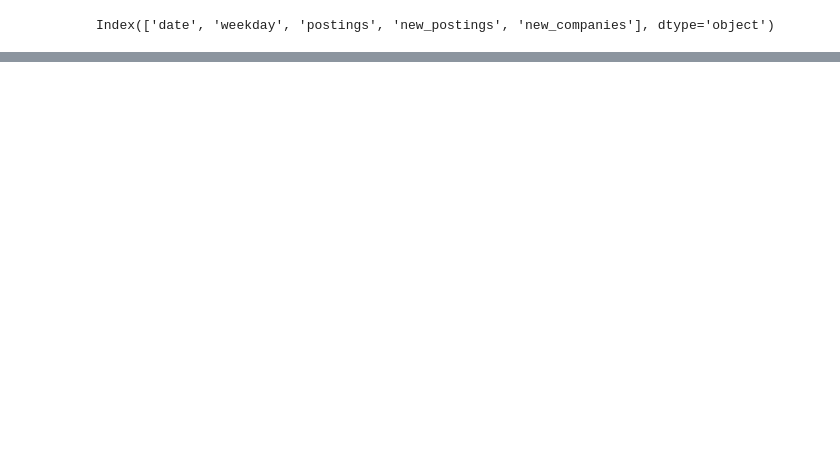
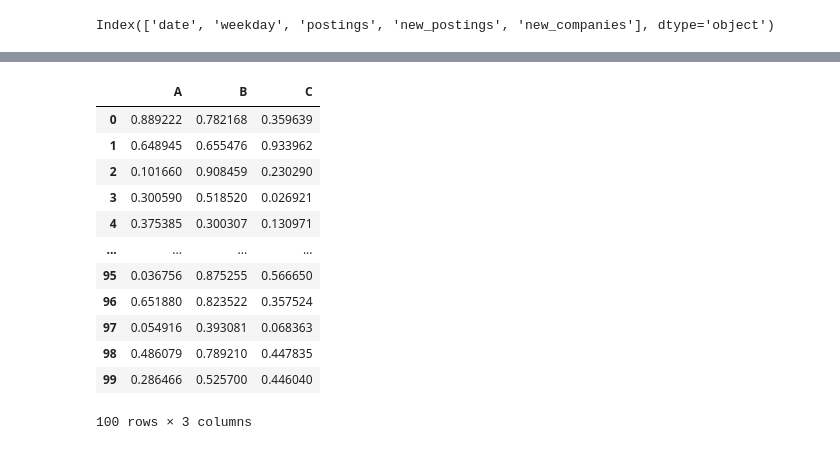
Before and after one commit to MarkAkritov/JobScraper, a Jupyter notebook: notebooks/eda.ipynb, the cells around one changed output, grey strips where cells are left out. Saved outputs shown, nothing was run; the diff lists cells and outputs as text; code cells hidden in the pictures; blank space fills up the shorter version.

```diff
--- a/notebooks/eda.ipynb
+++ b/notebooks/eda.ipynb
@@ -42,0 +68,16 @@ Name: postings, dtype: object
+# %%
+df.get_column_group("First")
+# %% [output]
+|  | A | B | C |
+| 0 | 0.889222 | 0.782168 | 0.359639 |
+| 1 | 0.648945 | 0.655476 | 0.933962 |
+| 2 | 0.101660 | 0.908459 | 0.230290 |
+| 3 | 0.300590 | 0.518520 | 0.026921 |
+| 4 | 0.375385 | 0.300307 | 0.130971 |
+| ... | ... | ... | ... |
+| 95 | 0.036756 | 0.875255 | 0.566650 |
+| 96 | 0.651880 | 0.823522 | 0.357524 |
+| 97 | 0.054916 | 0.393081 | 0.068363 |
+| 98 | 0.486079 | 0.789210 | 0.447835 |
+| 99 | 0.286466 | 0.525700 | 0.446040 |
+100 rows × 3 columns
```
Also changed, not shown: parts of 9 cells of this notebook, 18 other files.
